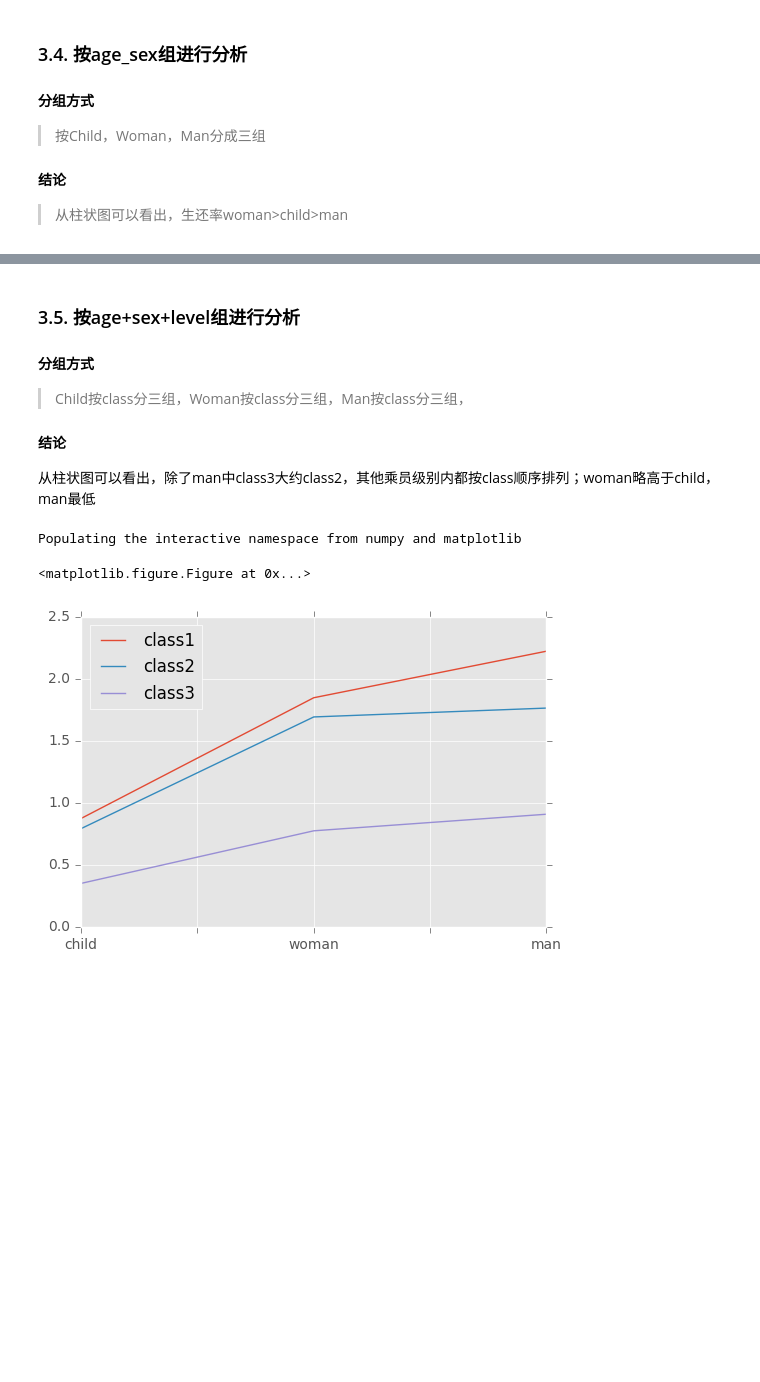
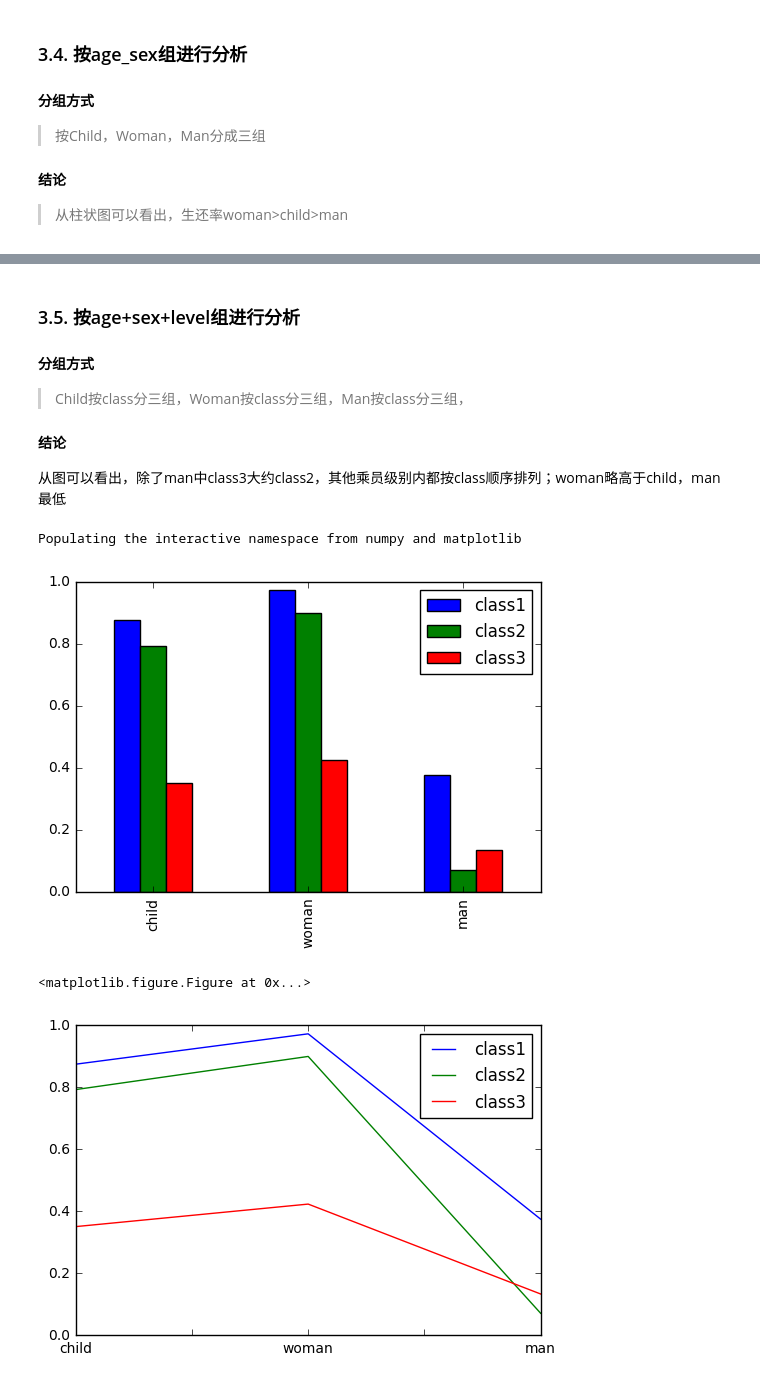
Before and after one commit to yummybian/data-analysis, a Jupyter notebook: P2/titanic_analysis.ipynb, the cells around one changed output, grey strips where cells are left out. Cells and saved outputs as stored; diff of their text form; code cells hidden in the pictures; blank space fills up the shorter version.

```diff
--- a/P2/titanic_analysis.ipynb
+++ b/P2/titanic_analysis.ipynb
@@ -187,53 +187,39 @@ Populating the interactive namespace from numpy and matplotlib
 
 #### 结论
 >
-从柱状图可以看出，除了man中class3大约class2，其他乘员级别内都按class顺序排列；woman略高于child，man最低
+从图可以看出，除了man中class3大约class2，其他乘员级别内都按class顺序排列；woman略高于child，man最低
 # %%
-# age_class_group_saved_df = pd.DataFrame(
-
-#     np.array([
-#             [calc_survival_ratio(df, "age_sex_level", "child", 1),
-#              calc_survival_ratio(df, "age_sex_level", "child", 2),
-#              calc_survival_ratio(df, "age_sex_level", "child", 3)],
-#             [calc_survival_ratio(df, "age_sex_level", "woman", 1),
-#              calc_survival_ratio(df, "age_sex_level", "woman", 2),
-#              calc_survival_ratio(df, "age_sex_level", "woman", 3)],
-#             [calc_survival_ratio(df, "age_sex_level", "man", 1),
-#              calc_survival_ratio(df, "age_sex_level", "man", 2),
-#              calc_survival_ratio(df, "age_sex_level", "man", 3)]
-#             ]),
-
-#     columns=["class1", "class2", "class3"]
-# )
-
-age_class_group_saved_df = pd.DataFrame(
-
-    np.array([
+data = np.array([
             [calc_survival_ratio(df, "age_sex_level", "child", 1),
              calc_survival_ratio(df, "age_sex_level", "child", 2),
              calc_survival_ratio(df, "age_sex_level", "child", 3)],
             [calc_survival_ratio(df, "age_sex_level", "woman", 1),
              calc_survival_ratio(df, "age_sex_level", "woman", 2),
              calc_survival_ratio(df, "age_sex_level", "woman", 3)],
             [calc_survival_ratio(df, "age_sex_level", "man", 1),
              calc_survival_ratio(df, "age_sex_level", "man", 2),
              calc_survival_ratio(df, "age_sex_level", "man", 3)]
-            ]),
+            ])
+
+age_class_group_saved_df = pd.DataFrame(
+    data=data,
     index=["child", "woman", "man"],
     columns=["class1", "class2", "class3"]
 )
 
 %pylab inline
 import matplotlib.pyplot as plt
 
-# age_class_group_saved_df.index = ["child", "woman", "man"]
-# age_class_group_saved_df.plot(kind="bar")
+# 绘制直方图
+age_class_group_saved_df.index = ["child", "woman", "man"]
+age_class_group_saved_df.plot(kind="bar")
 
-matplotlib.style.use('ggplot')
-df = age_class_group_saved_df.cumsum()
+# 绘制折线图
+age_class_group_saved_df.cumsum()
 plt.figure();
-df.plot();
+age_class_group_saved_df.plot();
 # %% [output]
 Populating the interactive namespace from numpy and matplotlib
+[figure, new version]
 <matplotlib.figure.Figure at 0x...>
-[figure, old version]
+[figure, added]
```
Also changed, not shown: parts of 4 cells of this notebook.
